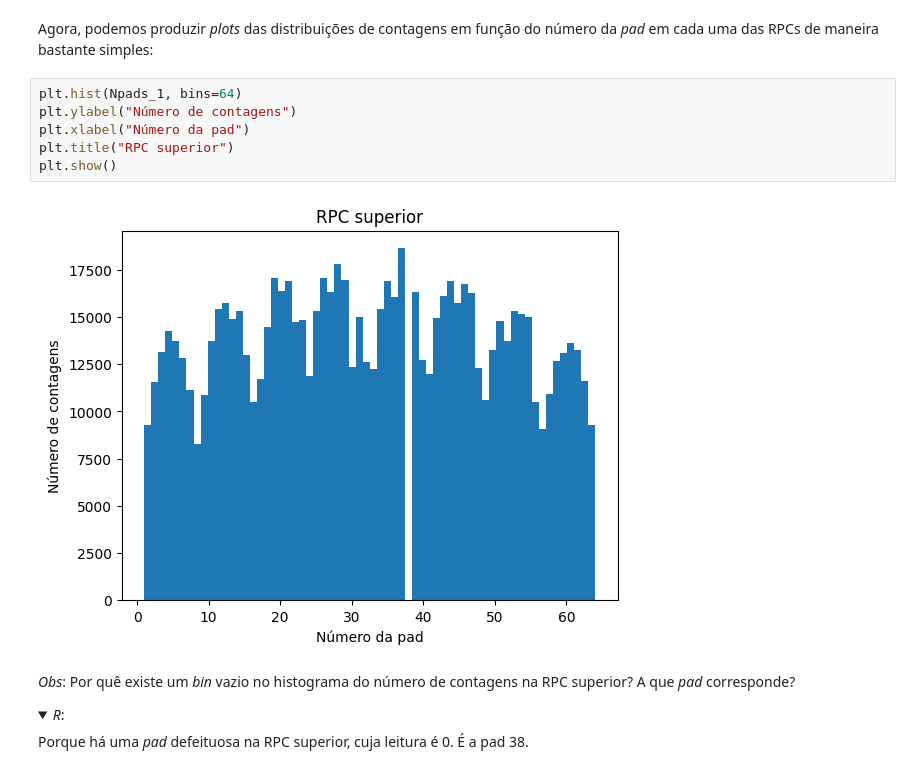
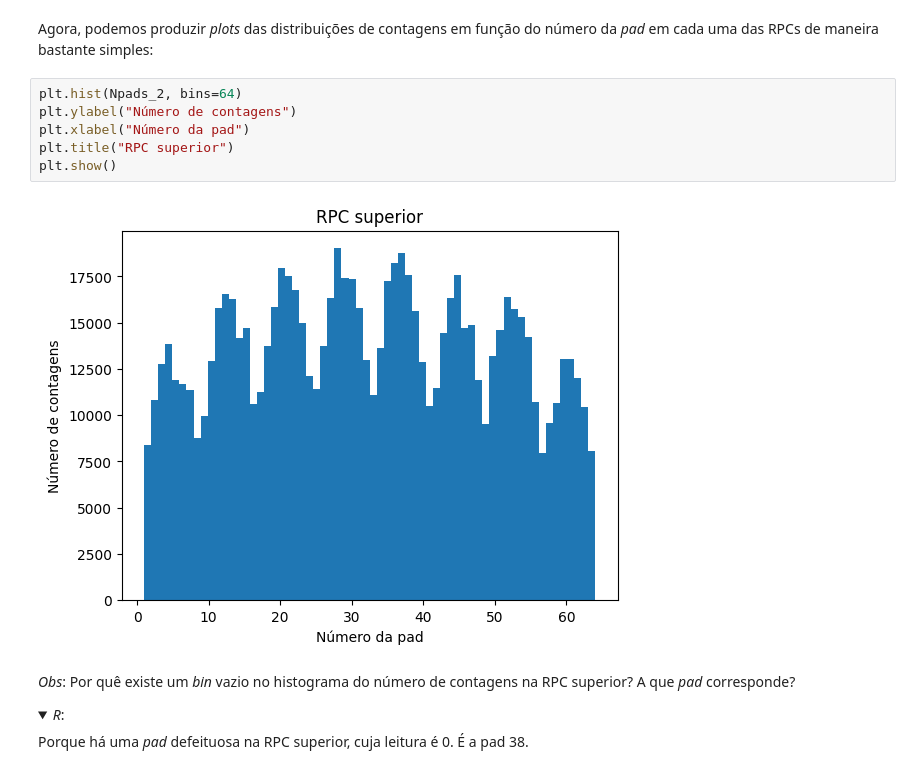
Before and after one commit to felipe-luan/EAFExp-7-hep, a Jupyter notebook: eafexp1.ipynb, the cells around one changed output. Cells and saved outputs as stored; diff of their text form; folded sections open.

```diff
--- a/eafexp1.ipynb
+++ b/eafexp1.ipynb
@@ -271,13 +307,13 @@ print(len(n))
 # %% [markdown]
 Agora, podemos produzir *plots* das distribuições de contagens em função do número da *pad* em cada uma das RPCs de maneira bastante simples:
 # %%
-plt.hist(Npads_1, bins=64)
+plt.hist(Npads_2, bins=64)
 plt.ylabel("Número de contagens")
 plt.xlabel("Número da pad")
 plt.title("RPC superior")
 plt.show()
 # %% [output]
-[figure, old version]
+[figure, new version]
 # %% [markdown]
 *Obs*: Por quê existe um *bin* vazio no histograma do número de contagens na RPC superior? A que *pad* corresponde? <details><summary>*R*:</summary> Porque há uma *pad* defeituosa na RPC superior, cuja leitura é 0. É a pad 38.</details>
 # %%
```
Also changed, not shown: parts of 13 cells of this notebook.
